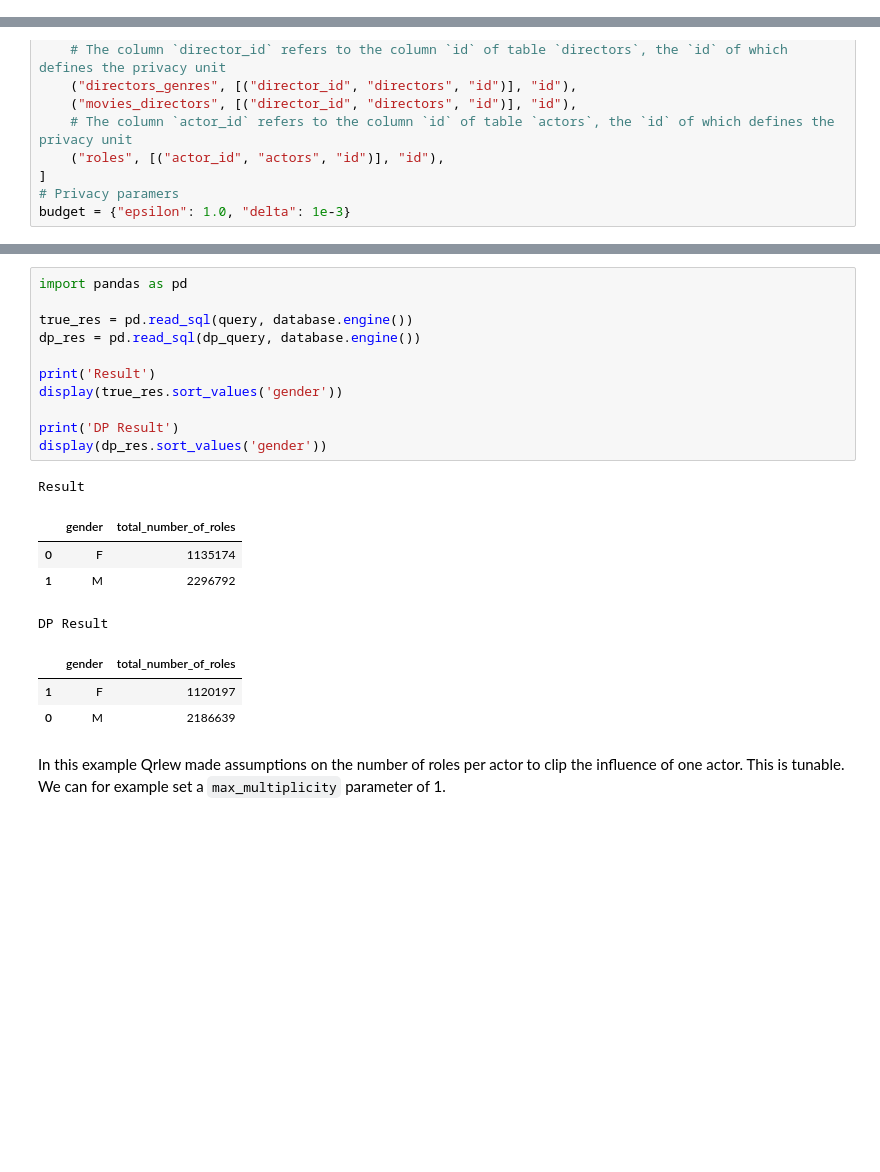
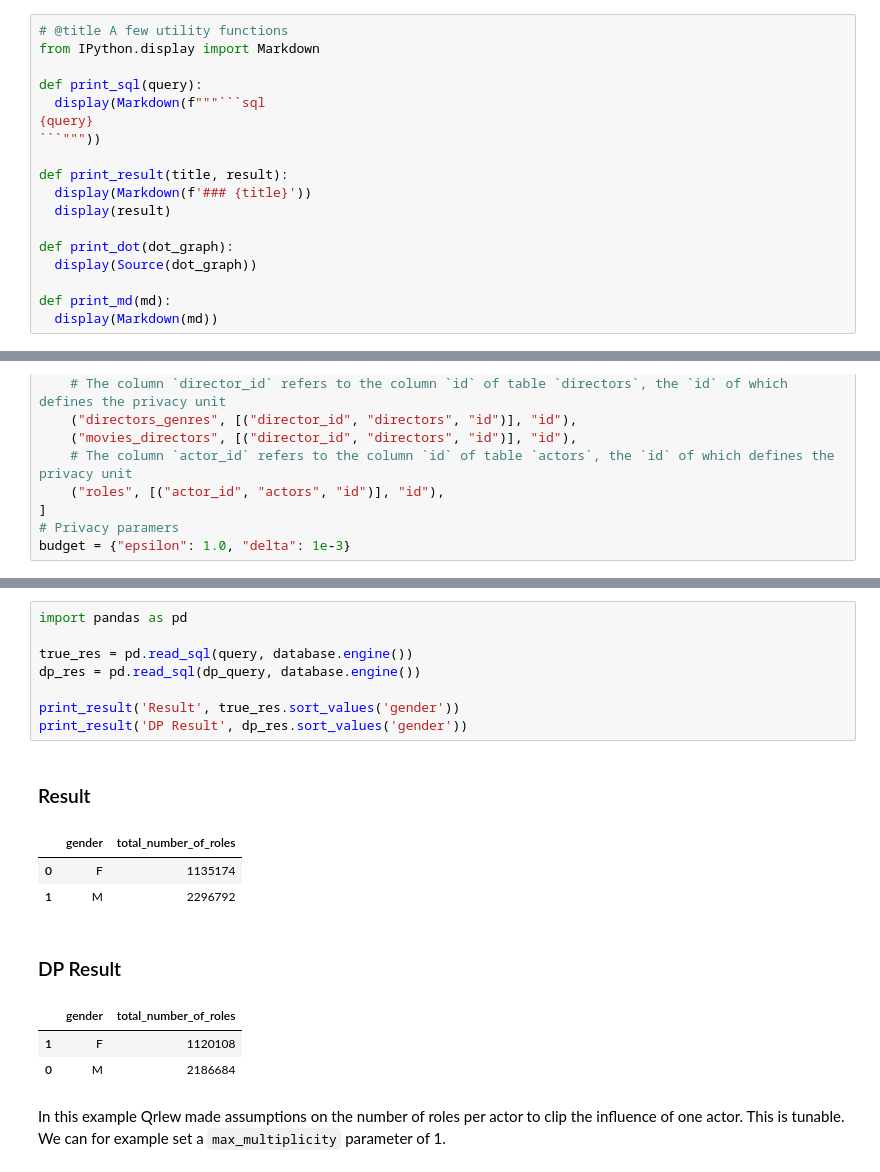
Before and after one commit to Qrlew/docs, a Jupyter notebook: tutorials/user_guide.ipynb, the cells around one changed output, grey strips where cells are left out. Drawn from its saved outputs; the diff is of its cells as text; blank space fills up the shorter version.

````diff
--- a/tutorials/user_guide.ipynb
+++ b/tutorials/user_guide.ipynb
@@ -34,6 +34,24 @@ We will first run a local postgresql database. You can connect to any Postgresql
 !sudo -u postgres psql -U postgres -c "ALTER USER postgres PASSWORD 'password'"
 !pip install psycopg2
 !pip install pyqrlew
+# %%
+# @title A few utility functions
+from IPython.display import Markdown
+
+def print_sql(query):
+  display(Markdown(f"""```sql
+{query}
+```"""))
+
+def print_result(title, result):
+  display(Markdown(f'### {title}'))
+  display(result)
+
+def print_dot(dot_graph):
+  display(Source(dot_graph))
+
+def print_md(md):
+  display(Markdown(md))
 # %% [markdown]
 Then we load a demo dataset.
 # %%
@@ -180,23 +278,20 @@ display(Source(dp_relation.dot()))
 # %%
 import pandas as pd
 
 true_res = pd.read_sql(query, database.engine())
 dp_res = pd.read_sql(dp_query, database.engine())
 
-print('Result')
-display(true_res.sort_values('gender'))
-
-print('DP Result')
-display(dp_res.sort_values('gender'))
+print_result('Result', true_res.sort_values('gender'))
+print_result('DP Result', dp_res.sort_values('gender'))
 # %% [output]
-Result
+### Result
 |  | gender | total_number_of_roles |
 | 0 | F | 1135174 |
 | 1 | M | 2296792 |
-DP Result
+### DP Result
 |  | gender | total_number_of_roles |
-| 1 | F | 1120197 |
-| 0 | M | 2186639 |
+| 1 | F | 1120108 |
+| 0 | M | 2186684 |
 # %% [markdown]
 In this example Qrlew made assumptions on the number of roles per actor to clip the influence of one actor. This is tunable.
 We can for example set a `max_multiplicity` parameter of 1.
````
Also changed, not shown: parts of 31 cells of this notebook.
